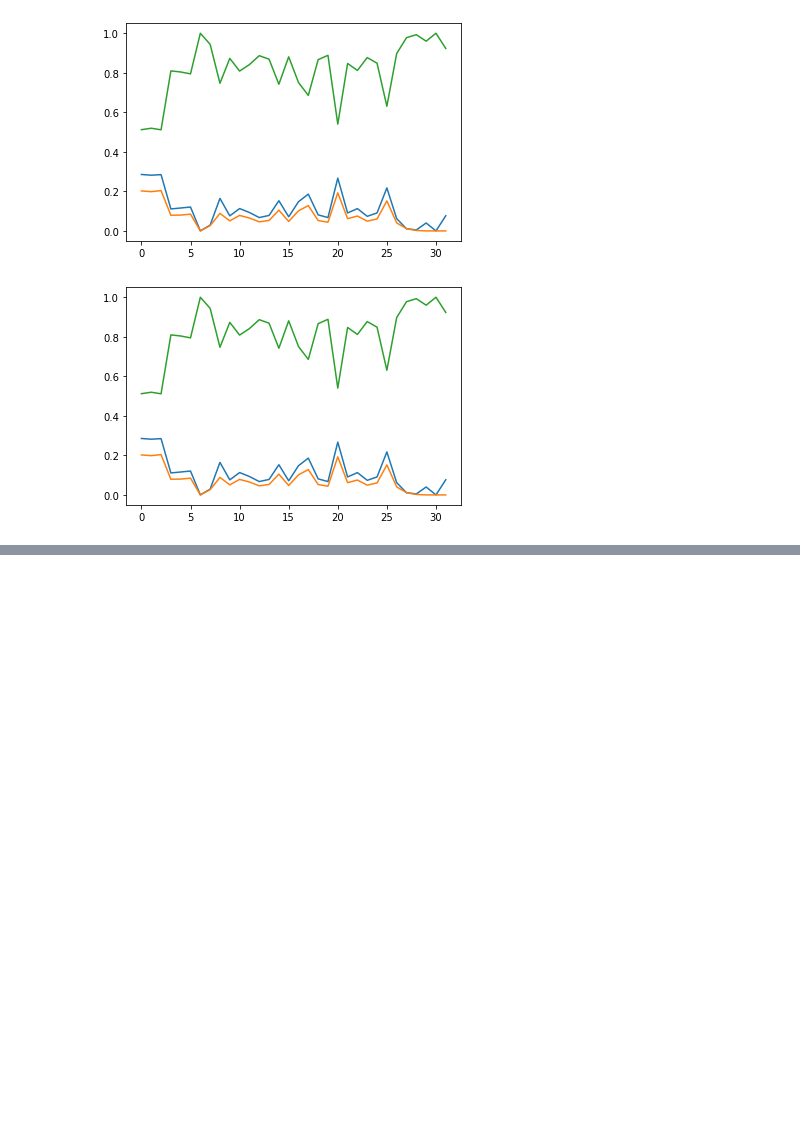
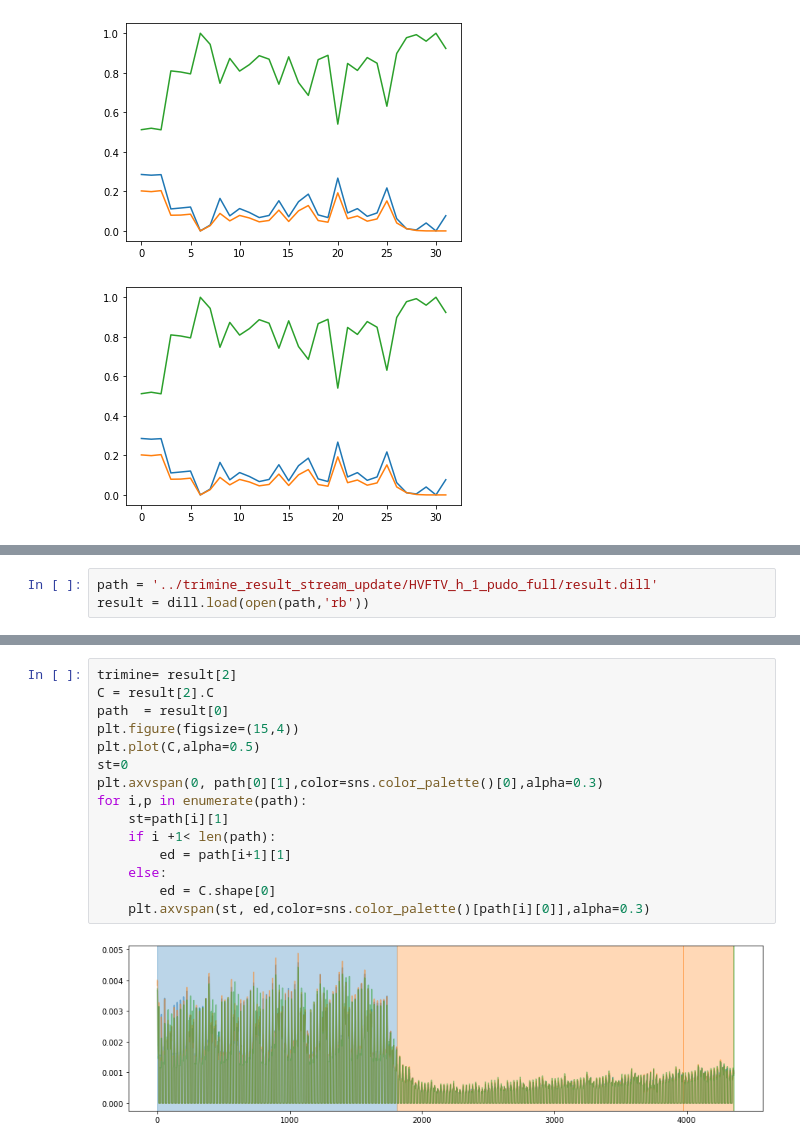
Before and after one commit to kotaNakm/trimine, a Jupyter notebook: viz.ipynb, the cells around one changed output, grey strips where cells are left out. Cells and saved outputs as stored; diff of their text form; blank space fills up the shorter version.

```diff
--- a/viz.ipynb
+++ b/viz.ipynb
@@ -148,0 +174,3 @@ for i in trimine.regimes:
+# %%
+path = '../trimine_result_stream_update/HVFTV_h_1_pudo_full/result.dill'
+result = dill.load(open(path,'rb'))
@@ -148,0 +197,17 @@ for i in trimine.regimes:
+# %%
+trimine= result[2]
+C = result[2].C
+path  = result[0]
+plt.figure(figsize=(15,4))
+plt.plot(C,alpha=0.5)
+st=0
+plt.axvspan(0, path[0][1],color=sns.color_palette()[0],alpha=0.3)
+for i,p in enumerate(path):
+    st=path[i][1]
+    if i +1< len(path):
+        ed = path[i+1][1]
+    else:
+        ed = C.shape[0]
+    plt.axvspan(st, ed,color=sns.color_palette()[path[i][0]],alpha=0.3)
+# %% [output]
+[figure, added]
```
Also changed, not shown: parts of 18 cells of this notebook, 2 other files.
